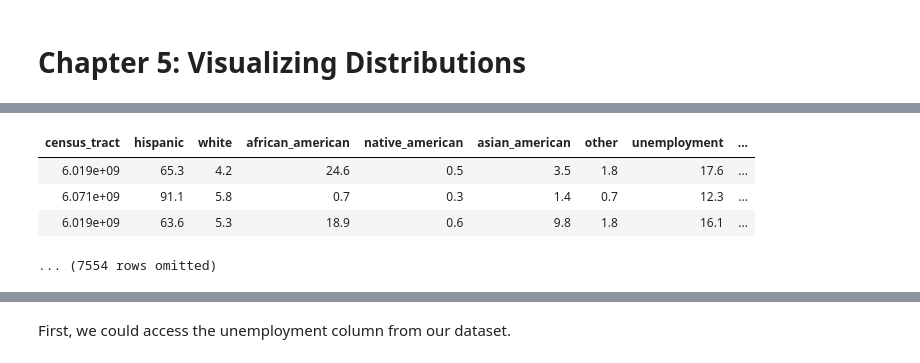
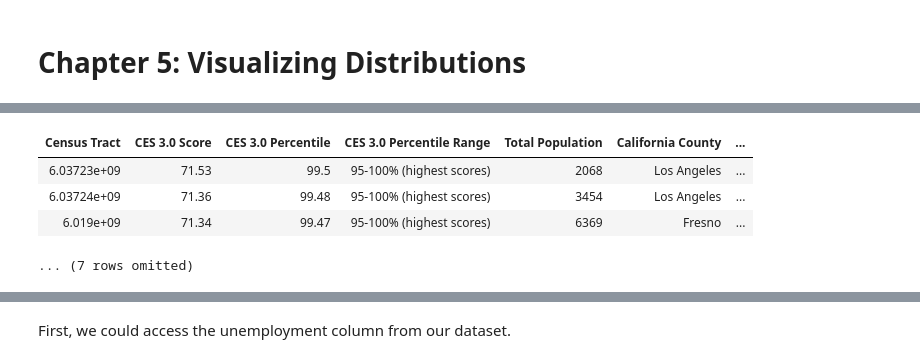
Before and after one commit to ds-modules/course-assets, a Jupyter notebook: materials/su20/Chapter 5/Chapter 5.ipynb, the cells around one changed output, grey strips where cells are left out. Cells and saved outputs as stored; diff of their text form; code cells hidden in the pictures.

```diff
--- a/materials/su20/Chapter 5/Chapter 5.ipynb
+++ b/materials/su20/Chapter 5/Chapter 5.ipynb
@@ -14,9 +18,9 @@ plt.style.use('fivethirtyeight')
 # %%
-data = Table.read_table('cleaned_data_new.csv')
-data.show(3)
+ces_data = Table.read_table('ces_data.csv')
+ces_data.take(np.arange(40, 50)).show(3)
 # %% [output]
-| census_tract | hispanic | white | african_american | native_american | asian_american | other | unemployment | ... |
-| 6.019e+09 | 65.3 | 4.2 | 24.6 | 0.5 | 3.5 | 1.8 | 17.6 | ... |
-| 6.071e+09 | 91.1 | 5.8 | 0.7 | 0.3 | 1.4 | 0.7 | 12.3 | ... |
-| 6.019e+09 | 63.6 | 5.3 | 18.9 | 0.6 | 9.8 | 1.8 | 16.1 | ... |
+| Census Tract | CES 3.0 Score | CES 3.0 Percentile | CES 3.0 Percentile Range | Total Population | California County | ... |
+| 6.03723e+09 | 71.53 | 99.5 | 95-100% (highest scores) | 2068 | Los Angeles | ... |
+| 6.03724e+09 | 71.36 | 99.48 | 95-100% (highest scores) | 3454 | Los Angeles | ... |
+| 6.019e+09 | 71.34 | 99.47 | 95-100% (highest scores) | 6369 | Fresno | ... |
-... (7554 rows omitted)
+... (7 rows omitted)
```
Also changed, not shown: parts of 14 cells of this notebook, 8 other files.
